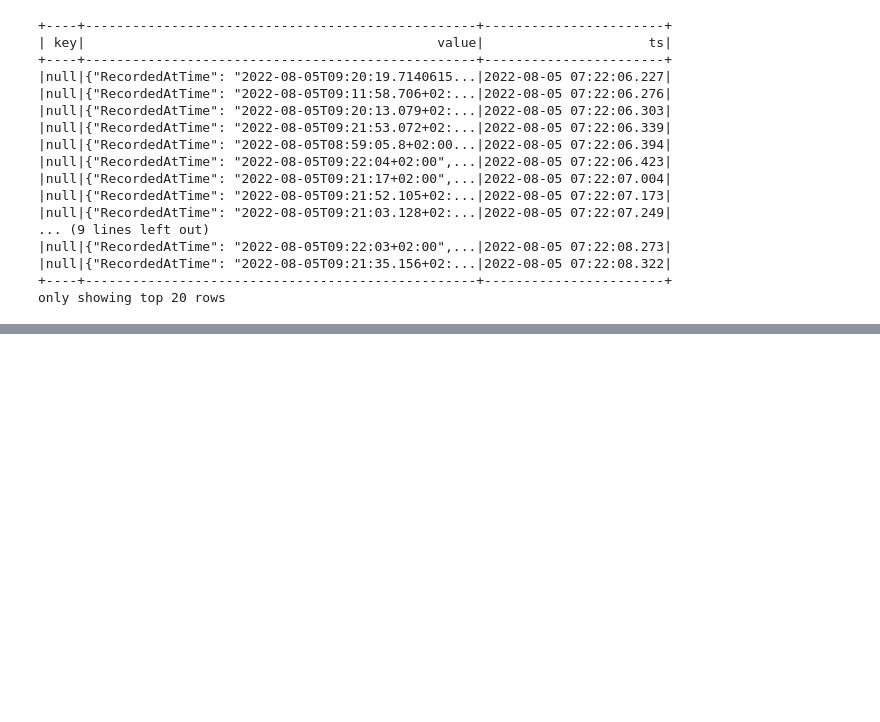
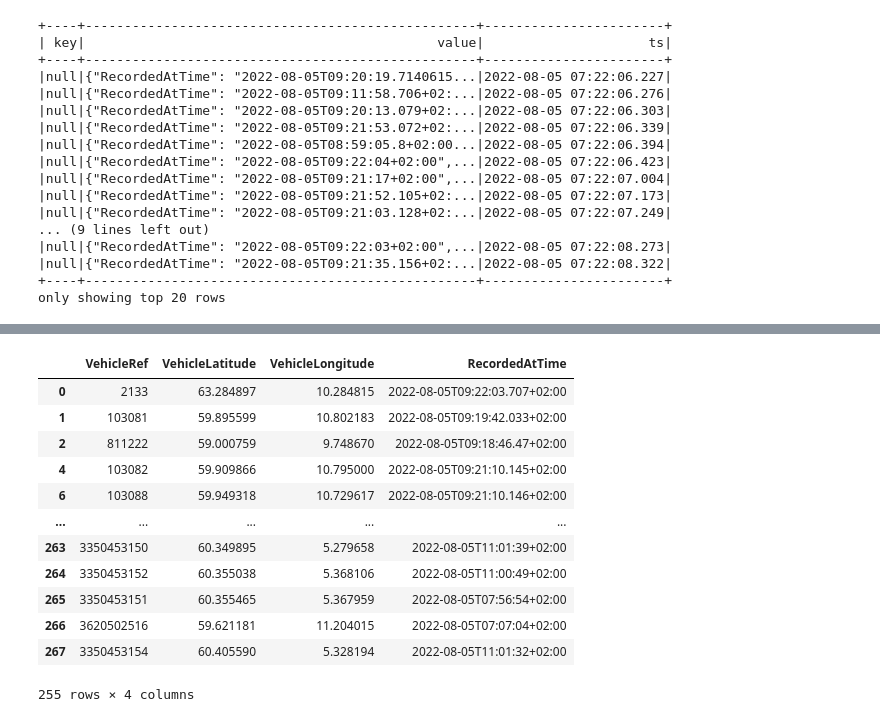
Before and after one commit to Norskeaksel/RealTimeDataProject, a Jupyter notebook: mnt/pyspark/01_Dev.ipynb, the cells around one changed output, grey strips where cells are left out. Drawn from its saved outputs; the diff is of its cells as text; code cells hidden in the pictures; blank space fills up the shorter version.

```diff
--- a/mnt/pyspark/01_Dev.ipynb
+++ b/mnt/pyspark/01_Dev.ipynb
@@ -116,0 +169,19 @@ only showing top 20 rows
+# %%
+### task 2
+df_locations = df[['VehicleRef','VehicleLatitude','VehicleLongitude','RecordedAtTime']]
+df_locations = df_locations[df_locations['VehicleLatitude'] != 0.000000].dropna()
+df_locations
+# %% [output]
+|  | VehicleRef | VehicleLatitude | VehicleLongitude | RecordedAtTime |
+| 0 | 2133 | 63.284897 | 10.284815 | 2022-08-05T09:22:03.707+02:00 |
+| 1 | 103081 | 59.895599 | 10.802183 | 2022-08-05T09:19:42.033+02:00 |
+| 2 | 811222 | 59.000759 | 9.748670 | 2022-08-05T09:18:46.47+02:00 |
+| 4 | 103082 | 59.909866 | 10.795000 | 2022-08-05T09:21:10.145+02:00 |
+| 6 | 103088 | 59.949318 | 10.729617 | 2022-08-05T09:21:10.146+02:00 |
+| ... | ... | ... | ... | ... |
+| 263 | 3350453150 | 60.349895 | 5.279658 | 2022-08-05T11:01:39+02:00 |
+| 264 | 3350453152 | 60.355038 | 5.368106 | 2022-08-05T11:00:49+02:00 |
+| 265 | 3350453151 | 60.355465 | 5.367959 | 2022-08-05T07:56:54+02:00 |
+| 266 | 3620502516 | 59.621181 | 11.204015 | 2022-08-05T07:07:04+02:00 |
+| 267 | 3350453154 | 60.405590 | 5.328194 | 2022-08-05T11:01:32+02:00 |
+255 rows × 4 columns
```
Also changed, not shown: parts of 14 cells of this notebook, 8 other files.
